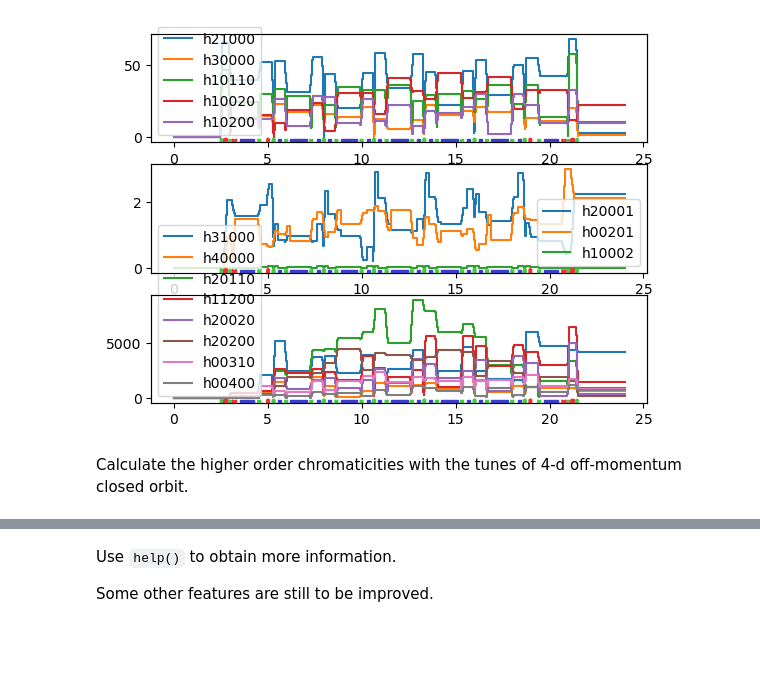
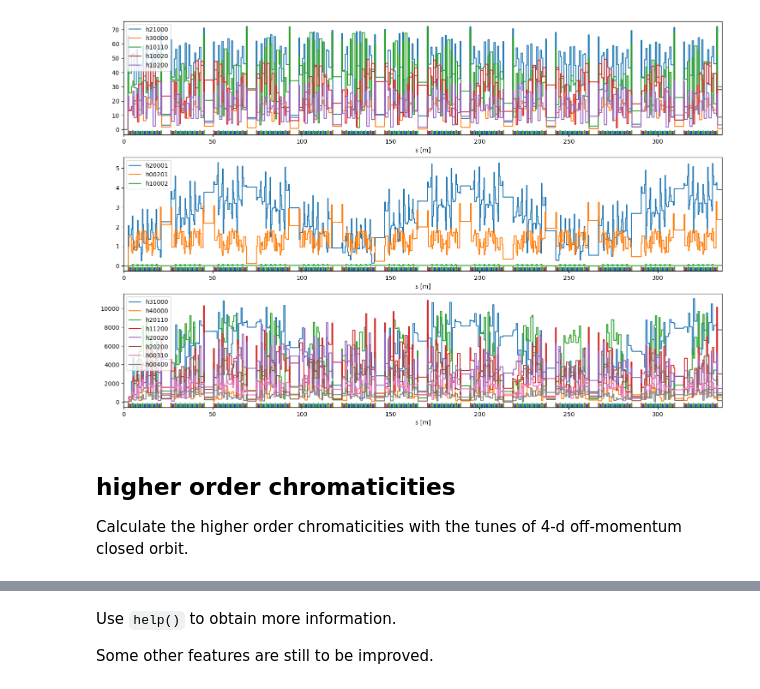
Before and after one commit to wei0852/simplestoragering, a Jupyter notebook: Example.ipynb, the cells around one changed output, grey strips where cells are left out. Drawn from its saved outputs; the diff is of its cells as text; code cells hidden in the pictures; blank space fills up the shorter version.

```diff
--- a/Example.ipynb
+++ b/Example.ipynb
@@ -149,0 +133,26 @@ plt.show()
+# %%
+N = int(len(rdts_fluct['h21000']) / 14)
+N_cell = 100
+multi_cell_fluct = rdts.fluctuation(n_periods=N_cell)  # Here we calculate more cells to show the regularity.
+fig = plt.figure(figsize=(10.5, 5))
+plt.subplots_adjust(left=0.05, right=0.98, bottom=0.05, top=0.95, wspace=0.3)
+
+for i in [0, 1, 2]:
+    plt.subplot(2, 4, i + 1)
+    for k in range(N_cell):
+        plt.scatter(np.real(multi_cell_fluct['h21000'][int(k*N+i)]), np.imag(multi_cell_fluct['h21000'][int(k*N+i)]), c='C0', s=5)
+        plt.text(0.99, 0.01, f'h21000\n$k$ N + {i+1}', transform=plt.gca().transAxes, size=15, horizontalalignment="right")
+    plt.subplot(2, 4, i + 5)
+    for k in range(N_cell):
+        plt.scatter(np.real(multi_cell_fluct['h31000'][int(k*N+i)]), np.imag(multi_cell_fluct['h31000'][int(k*N+i)]), c='C0', s=5)
+        plt.text(0.99, 0.01, f'h31000\n$k$ N + {i+1}', transform=plt.gca().transAxes, size=15, horizontalalignment="right")
+plt.subplot(2, 4, 4)
+for k in range(N_cell):
+    plt.scatter(np.real(multi_cell_fluct['h21000'][int(k*N - 1)]), np.imag(multi_cell_fluct['h21000'][int(k*N-1)]), c='C0', s=5)
+    plt.text(0.99, 0.01, f'h21000\n$k$ N + N', transform=plt.gca().transAxes, size=15, horizontalalignment="right")
+plt.subplot(2, 4, 8)
+for k in range(N_cell):
+    plt.scatter(np.real(multi_cell_fluct['h31000'][int(k*N - 1)]), np.imag(multi_cell_fluct['h31000'][int(k*N-1)]), c='C0', s=5)
+    plt.text(0.99, 0.01, f'h31000\n$k$ N + N', transform=plt.gca().transAxes, size=15, horizontalalignment="right")
+plt.suptitle('RDT fluctuations')
+plt.show()
@@ -150,25 +161,33 @@ plt.show()
 # %%
 rdts_plot = ring.driving_terms_plot_data()  # This method calculates the fluctuation of RDTs along the ring.
-fig, (ax1, ax2, ax3) = plt.subplots(3)
+fig = plt.figure(figsize=(15, 10))
+plt.subplots_adjust(left=0.05, right=0.98, bottom=0.05, top=0.95, wspace=0.3)
+ax1 = plt.subplot(3, 1, 1)
+ax2 = plt.subplot(3, 1, 2)
+ax3 = plt.subplot(3, 1, 3)
 ax11 = ax1.twinx()
 ax22 = ax2.twinx()
 ax33 = ax3.twinx()
 ssr.plot_layout_in_ax(ring.elements, ax11)
 ssr.plot_layout_in_ax(ring.elements, ax22)
 ssr.plot_layout_in_ax(ring.elements, ax33)
 for k in ['h21000', 'h30000', 'h10110', 'h10020', 'h10200']:
-    ax1.plot(rdts_plot['s'], rdts_plot[k], label=k)
+    ax1.plot(rdts_plot['s'], np.abs(rdts_plot[k]), label=k)
 ax1.legend()
 for k in ['h20001', 'h00201', 'h10002']:
-    ax2.plot(rdts_plot['s'], rdts_plot[k], label=k)
+    ax2.plot(rdts_plot['s'], np.abs(rdts_plot[k]), label=k)
 ax2.legend()
 for k in ['h31000', 'h40000', 'h20110', 'h11200', 'h20020', 'h20200', 'h00310', 'h00400']:
-    ax3.plot(rdts_plot['s'], rdts_plot[k], label=k)
+    ax3.plot(rdts_plot['s'], np.abs(rdts_plot[k]), label=k)
 ax3.legend()
+for ax in [ax1, ax2, ax3]:
+    ax.set_xlabel('s [m]')
+    ax.set_xlim(0, ring.length)
 plt.show()
 # %% [output]
-[figure, old version]
+[figure, new version]
 # %% [markdown]
+##  higher order chromaticities
 Calculate the higher order chromaticities with the tunes of 4-d off-momentum closed orbit.
 # %%
 ring.higher_order_chromaticity()
```
Also changed, not shown: parts of 13 cells of this notebook, 6 other files.
